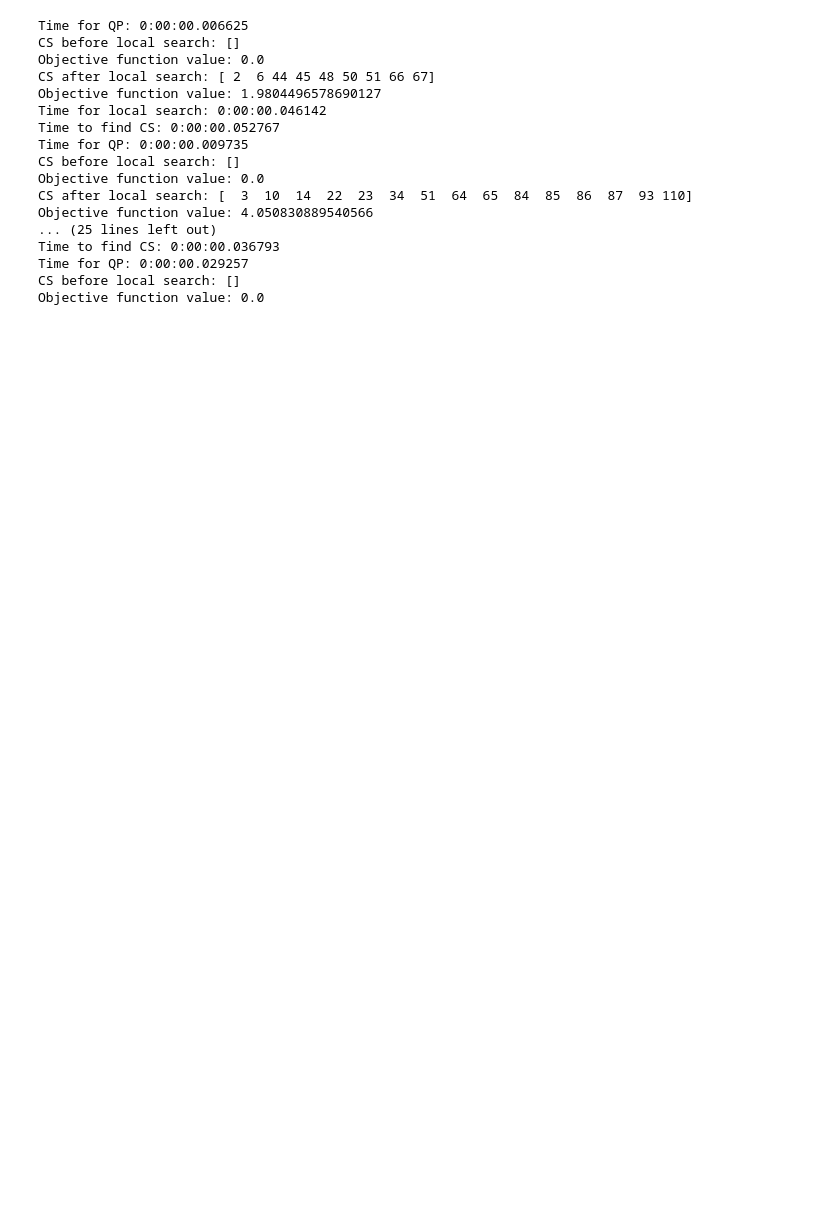
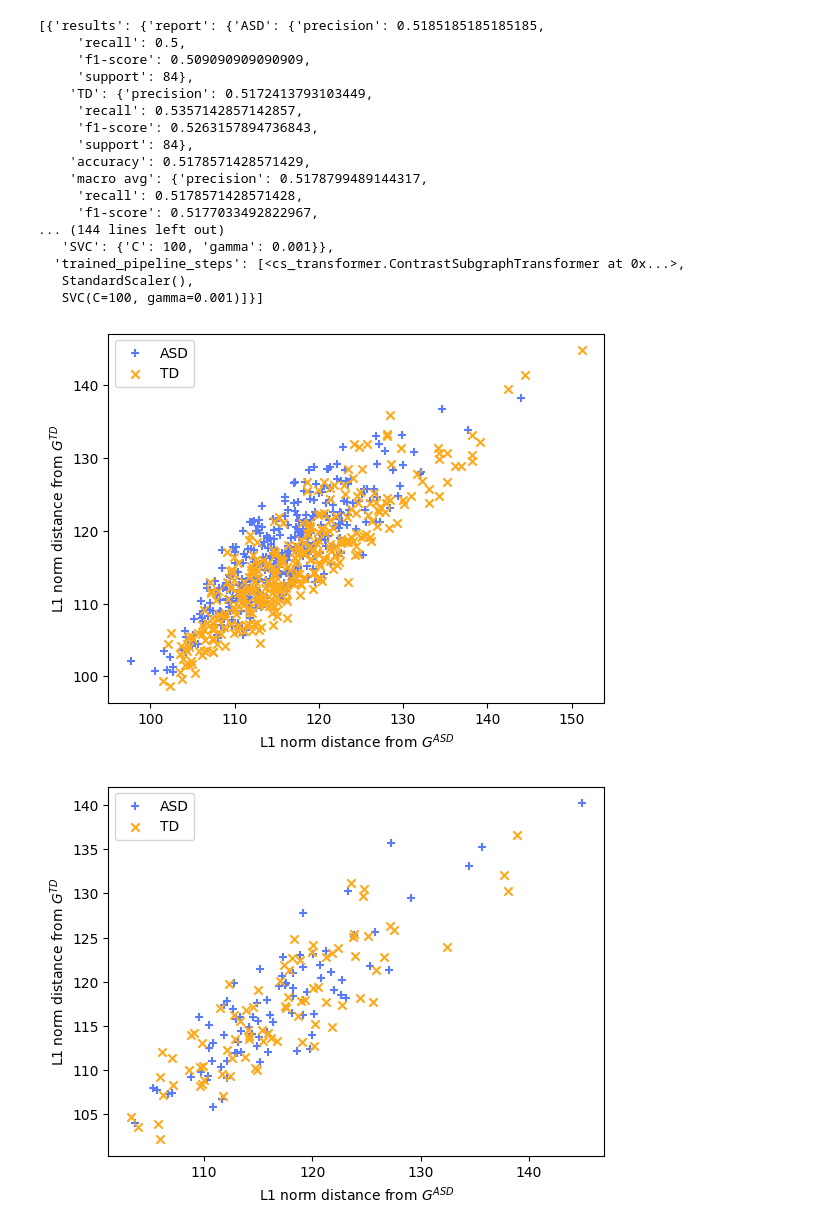
Before and after one commit to keanelekenns/brain-network-classification, a Jupyter notebook: pipelines.ipynb, the cells around one changed output. Saved outputs shown, nothing was run; the diff lists cells and outputs as text; code cells hidden in the pictures; blank space fills up the shorter version.

```diff
--- a/pipelines.ipynb
+++ b/pipelines.ipynb
@@ -255,17 +73,17 @@ results
 # %%
 import nested_cv
 # Set up possible values of parameters to optimize over
-p_grid = {"SVC": {"C": [0.5, 1, 10], "gamma": [0.00005, 0.0001]},
+p_grid = {"SVC": {"C": [0.1, 1, 100], "gamma": [0.00001, 0.0001, 0.001]},
           "ContrastSubgraphTransformer": {
             "a_label": ["ASD"],
             "b_label": ["TD"],
             "alpha": [None],
             "alpha2": [None],
-            "percentile": [80],
-            "percentile2": [70],
+            "percentile": [70, 75, 80, 85, 90],
+            "percentile2": [70, 75, 80, 85, 90],
             "solver": [qp],
-            "problem": [1],
-            "num_cs": [2],
+            "problem": [2],
+            "num_cs": [1],
             }
           }
 
@@ -275,6 +93,6 @@ pipe = [ContrastSubgraphTransformer, StandardScaler, SVC]
 inner_cv = StratifiedKFold(n_splits=5, shuffle=True, random_state=42)
 outer_cv = StratifiedKFold(n_splits=5, shuffle=True, random_state=42)
 
-results = nested_cv.classify(X=graphs, y=labels, pipeline_steps=pipe, step_params=p_grid, outer_cv=outer_cv, inner_cv=inner_cv)
+results = nested_cv.classify(X=graphs, y=labels, pipeline_steps=pipe, step_params=p_grid, outer_cv=outer_cv, inner_cv=inner_cv, plot_prefix=DATASET_NAME)
 results
 # %% [output]
@@ -298,17 +116,19 @@ alpha = 0.06647116324535679 (80-th percentile), alpha2 = 0.04105571847507333 (70
-Time for QP: 0:00:00.006625
-CS before local search: []
-Objective function value: 0.0
-CS after local search: [ 2  6 44 45 48 50 51 66 67]
-Objective function value: 1.9804496578690127
-Time for local search: 0:00:00.046142
-Time to find CS: 0:00:00.052767
-Time for QP: 0:00:00.009735
-CS before local search: []
-Objective function value: 0.0
-CS after local search: [  3  10  14  22  23  34  51  64  65  84  85  86  87  93 110]
-Objective function value: 4.050830889540566
-... (25 lines left out)
-Time to find CS: 0:00:00.036793
-Time for QP: 0:00:00.029257
-CS before local search: []
-Objective function value: 0.0
+[{'results': {'report': {'ASD': {'precision': 0.5185185185185185,
+     'recall': 0.5,
+     'f1-score': 0.509090909090909,
+     'support': 84},
+    'TD': {'precision': 0.5172413793103449,
+     'recall': 0.5357142857142857,
+     'f1-score': 0.5263157894736843,
+     'support': 84},
+    'accuracy': 0.5178571428571429,
+    'macro avg': {'precision': 0.5178799489144317,
+     'recall': 0.5178571428571428,
+     'f1-score': 0.5177033492822967,
+... (144 lines left out)
+   'SVC': {'C': 100, 'gamma': 0.001}},
+  'trained_pipeline_steps': [<cs_transformer.ContrastSubgraphTransformer at 0x...>,
+   StandardScaler(),
+   SVC(C=100, gamma=0.001)]}]
+[figure, added]
+[figure, added]
```
Also changed, not shown: parts of 13 cells of this notebook, 4 other files.
